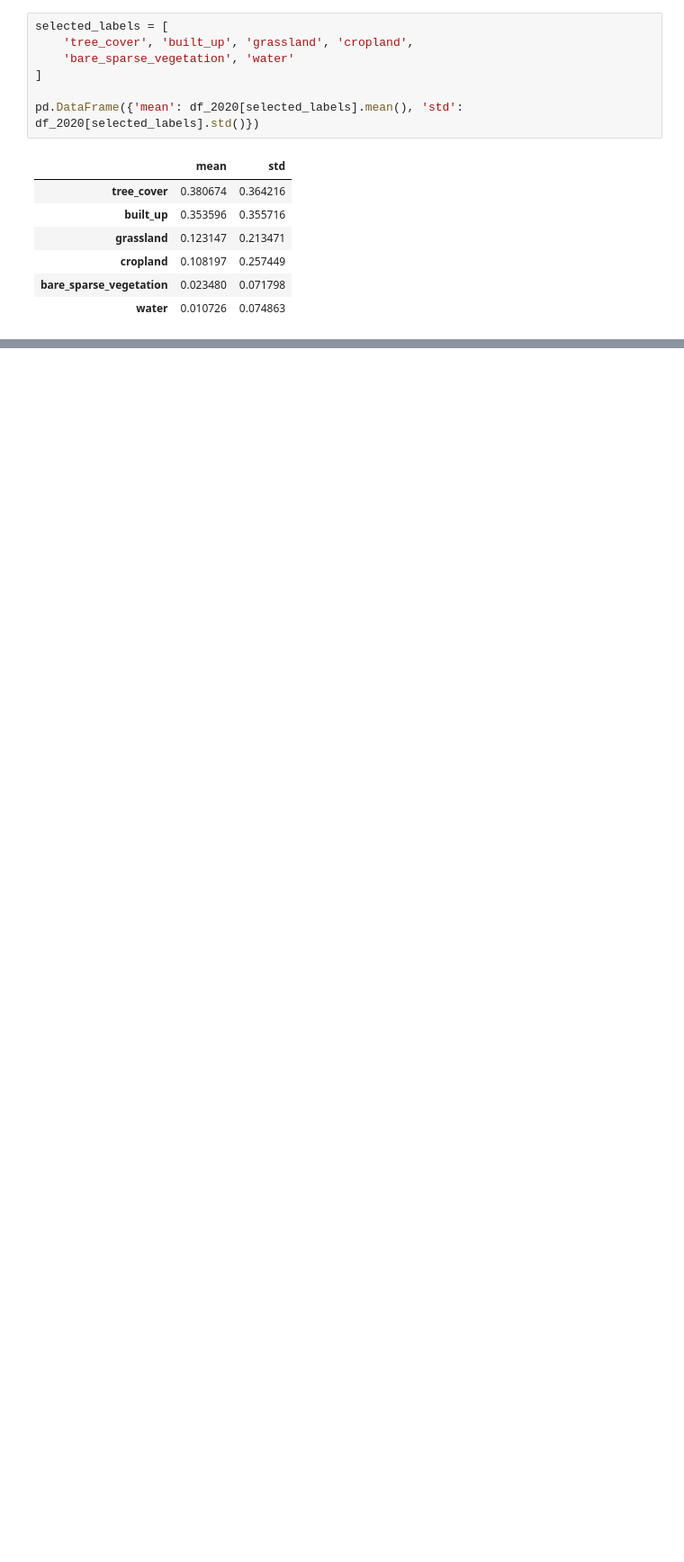
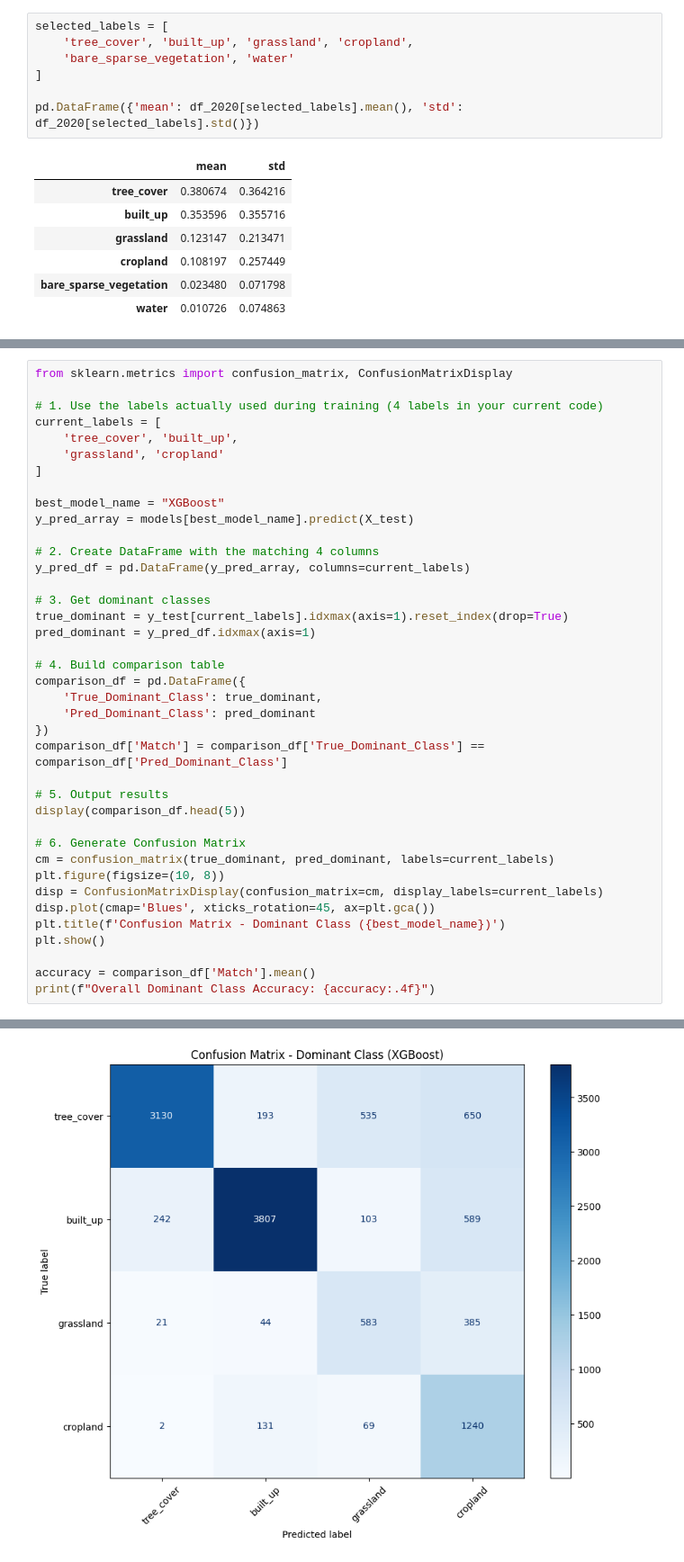
Before and after one commit to mac-edmondson/nuremberg-future-land-cover-prediticion, a Jupyter notebook: baseline/multioutput_baseline.ipynb, the cells around one changed output, grey strips where cells are left out. Shown at 90% size. Cells and saved outputs as stored; diff of their text form; blank space fills up the shorter version.

```diff
--- a/baseline/multioutput_baseline.ipynb
+++ b/baseline/multioutput_baseline.ipynb
@@ -169,0 +200,40 @@ print(feature_importance_df)
+# %%
+from sklearn.metrics import confusion_matrix, ConfusionMatrixDisplay
+
+# 1. Use the labels actually used during training (4 labels in your current code)
+current_labels = [
+    'tree_cover', 'built_up',
+    'grassland', 'cropland'
+]
+
+best_model_name = "XGBoost"
+y_pred_array = models[best_model_name].predict(X_test)
+
+# 2. Create DataFrame with the matching 4 columns
+y_pred_df = pd.DataFrame(y_pred_array, columns=current_labels)
+
+# 3. Get dominant classes
+true_dominant = y_test[current_labels].idxmax(axis=1).reset_index(drop=True)
+pred_dominant = y_pred_df.idxmax(axis=1)
+
+# 4. Build comparison table
+comparison_df = pd.DataFrame({
+    'True_Dominant_Class': true_dominant,
+    'Pred_Dominant_Class': pred_dominant
+})
+comparison_df['Match'] = comparison_df['True_Dominant_Class'] == comparison_df['Pred_Dominant_Class']
+
+# 5. Output results
+display(comparison_df.head(5))
+
+# 6. Generate Confusion Matrix
+cm = confusion_matrix(true_dominant, pred_dominant, labels=current_labels)
+plt.figure(figsize=(10, 8))
+disp = ConfusionMatrixDisplay(confusion_matrix=cm, display_labels=current_labels)
+disp.plot(cmap='Blues', xticks_rotation=45, ax=plt.gca())
+plt.title(f'Confusion Matrix - Dominant Class ({best_model_name})')
+plt.show()
+
+accuracy = comparison_df['Match'].mean()
+print(f"Overall Dominant Class Accuracy: {accuracy:.4f}")
+# %% [output]
@@ -169,0 +246 @@ print(feature_importance_df)
+[figure, added]
```
Also changed, not shown: parts of 10 cells of this notebook, 2 other files.
